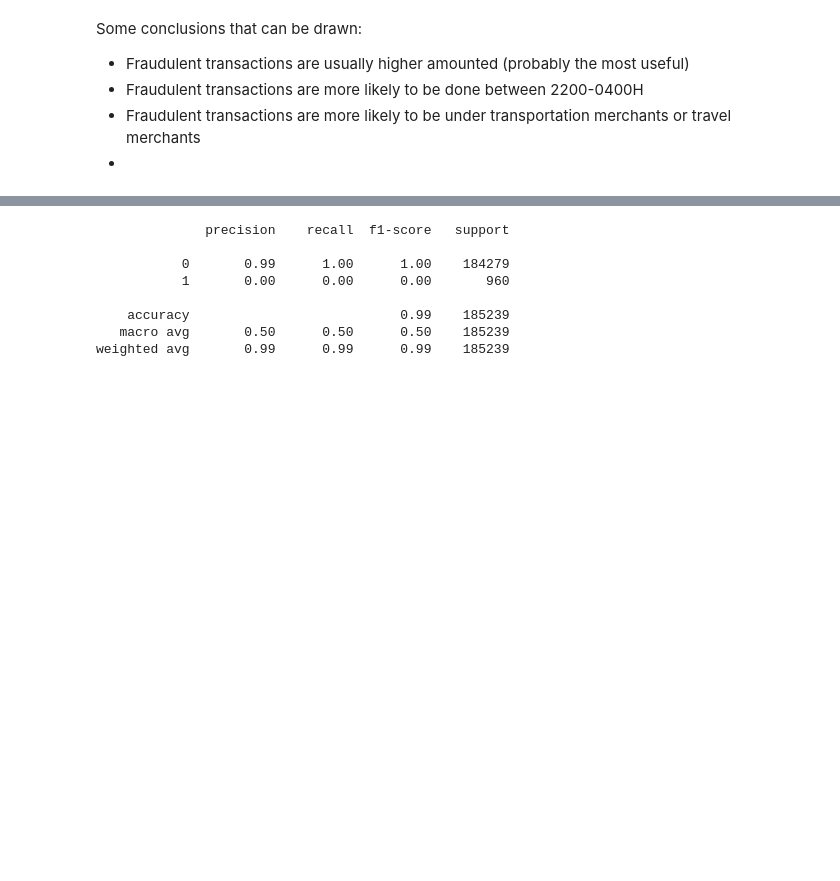
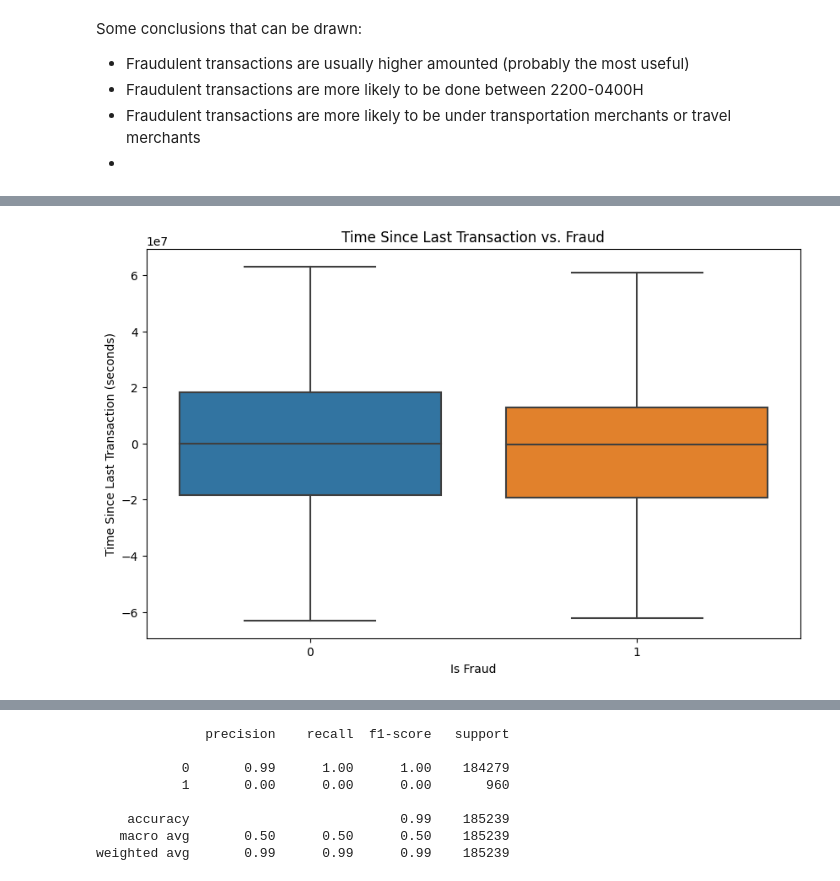
Before and after one commit to jwjwwjwj/BT4012, a Jupyter notebook: main.ipynb, the cells around one changed output, grey strips where cells are left out. Saved outputs shown, nothing was run; the diff lists cells and outputs as text; code cells hidden in the pictures; blank space fills up the shorter version.

```diff
--- a/main.ipynb
+++ b/main.ipynb
@@ -429,3 +445,14 @@ Some conclusions that can be drawn:
+# %%
+# Transaction Velocity Analysis
+train['time_since_last_transaction'] = train.groupby('cc_num')['unix_time'].diff()
+plt.figure(figsize=(10, 6))
+sns.boxplot(x='is_fraud', y='time_since_last_transaction', data=train)
+plt.title('Time Since Last Transaction vs. Fraud')
+plt.xlabel('Is Fraud')
+plt.ylabel('Time Since Last Transaction (seconds)')
+plt.show()
+# %% [output]
+[figure, added]
 # %%
 print(train.info())
 # %% [output]
```
Also changed, not shown: parts of 5 cells of this notebook.
